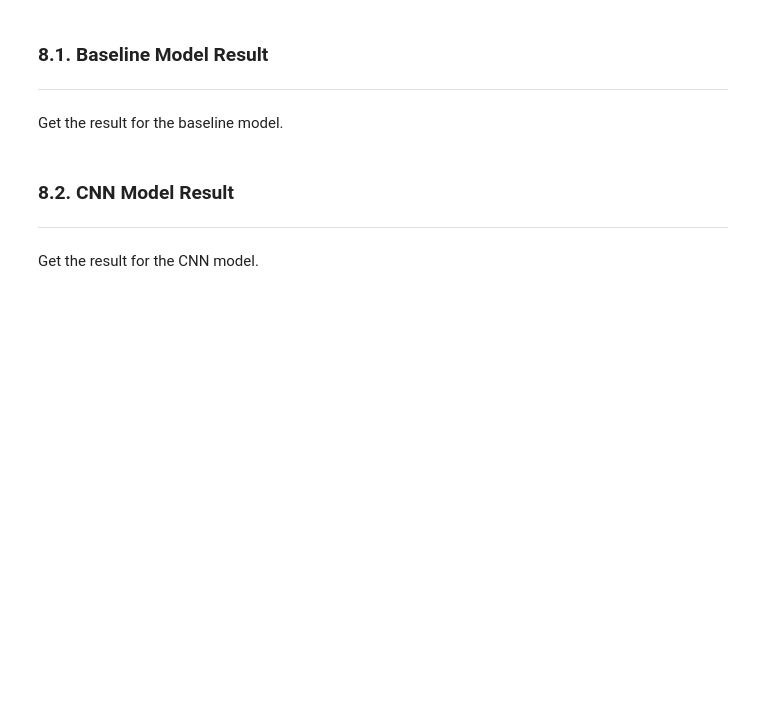
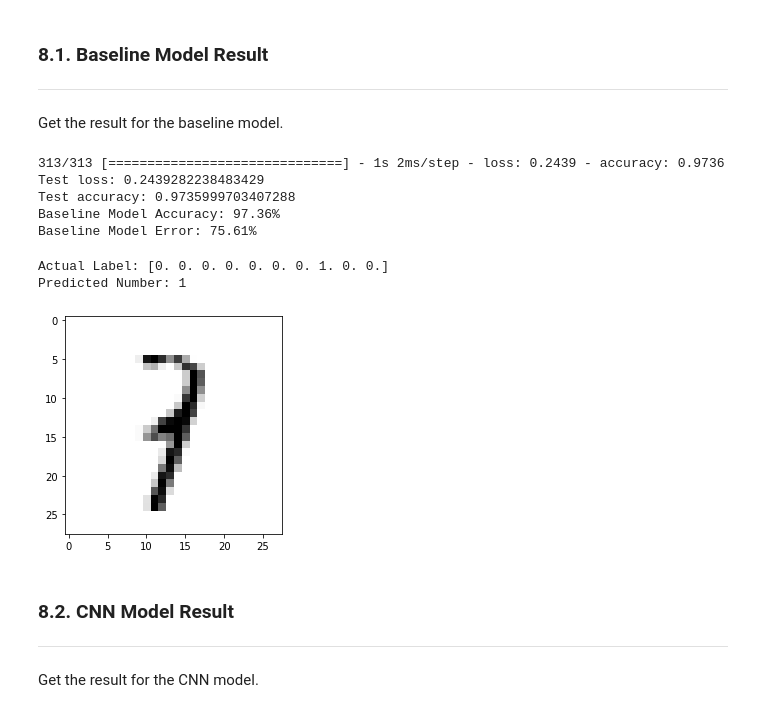
Before and after one commit to ngzhankang/Deep-Learning, a Jupyter notebook: Assignment_1.ipynb, the cells around one changed output. Cells and saved outputs as stored; diff of their text form; code cells hidden in the pictures; blank space fills up the shorter version.

Commit message:
Re-edited Baseline Model

```diff
--- a/Assignment_1.ipynb
+++ b/Assignment_1.ipynb
@@ -745,23 +783,34 @@ print("CNN Error: %.2f%%" % (100-scores[1]*100))
 Get the result for the baseline model.
 # %%
 # now we shall evaluate the model and see the accuracy
-score = model.evaluate(x_test,y_test, verbose=1)
-print("Test loss:", score[0])
-print("Test accuracy:", score[1])
-print("BaseLine Model Error: %.2f%%" % (100-score[1]*100))
+loss, accuracy = model.evaluate(x_test,y_test)
+print("Test loss:", loss)
+print("Test accuracy:", accuracy)
+print("Baseline Model Accuracy: %.2f%%" % (accuracy*100))
+print("Baseline Model Error: %.2f%%" % (100-loss*100))
+# %% [output]
+313/313 [==============================] - 1s 2ms/step - loss: 0.2439 - accuracy: 0.9736
+Test loss: 0.2439282238483429
+Test accuracy: 0.9735999703407288
+Baseline Model Accuracy: 97.36%
+Baseline Model Error: 75.61%
 # %%
 # get a random index which we will use it to see what number it is from the test dataset(it shld be a number all the way to 60,000)
-image_index = 8
+image_index = 1500
 
 # see what image it is first
 plt.imshow(x_test[image_index].reshape(28, 28),cmap=plt.cm.binary) # visually, we identify the number as 6
 # see the actual label
 actual_label = (y_test[image_index])
 print('Actual Label:', actual_label)
 
 # now lets try to feed the image_index into x_test and feed it into the trained model
 pred = model.predict(x_test[image_index].reshape(1,-1)) # changing it to a 1d array first
 print('Predicted Number:', pred.argmax()) # print out the result
+# %% [output]
+Actual Label: [0. 0. 0. 0. 0. 0. 0. 1. 0. 0.]
+Predicted Number: 1
+[figure, added]
 # %% [markdown]
 ### 8.2. CNN Model Result
 
```
Also changed, not shown: parts of 27 cells of this notebook.
